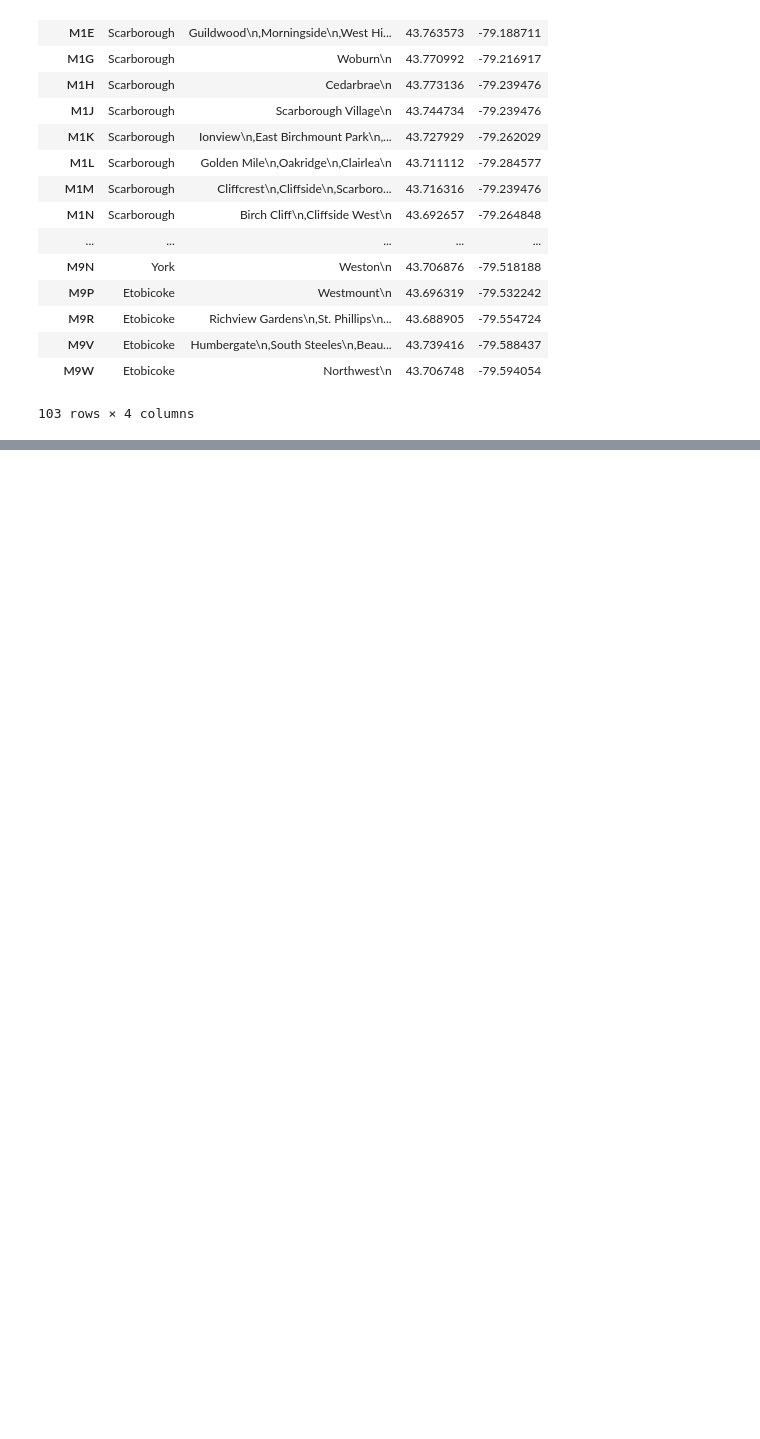
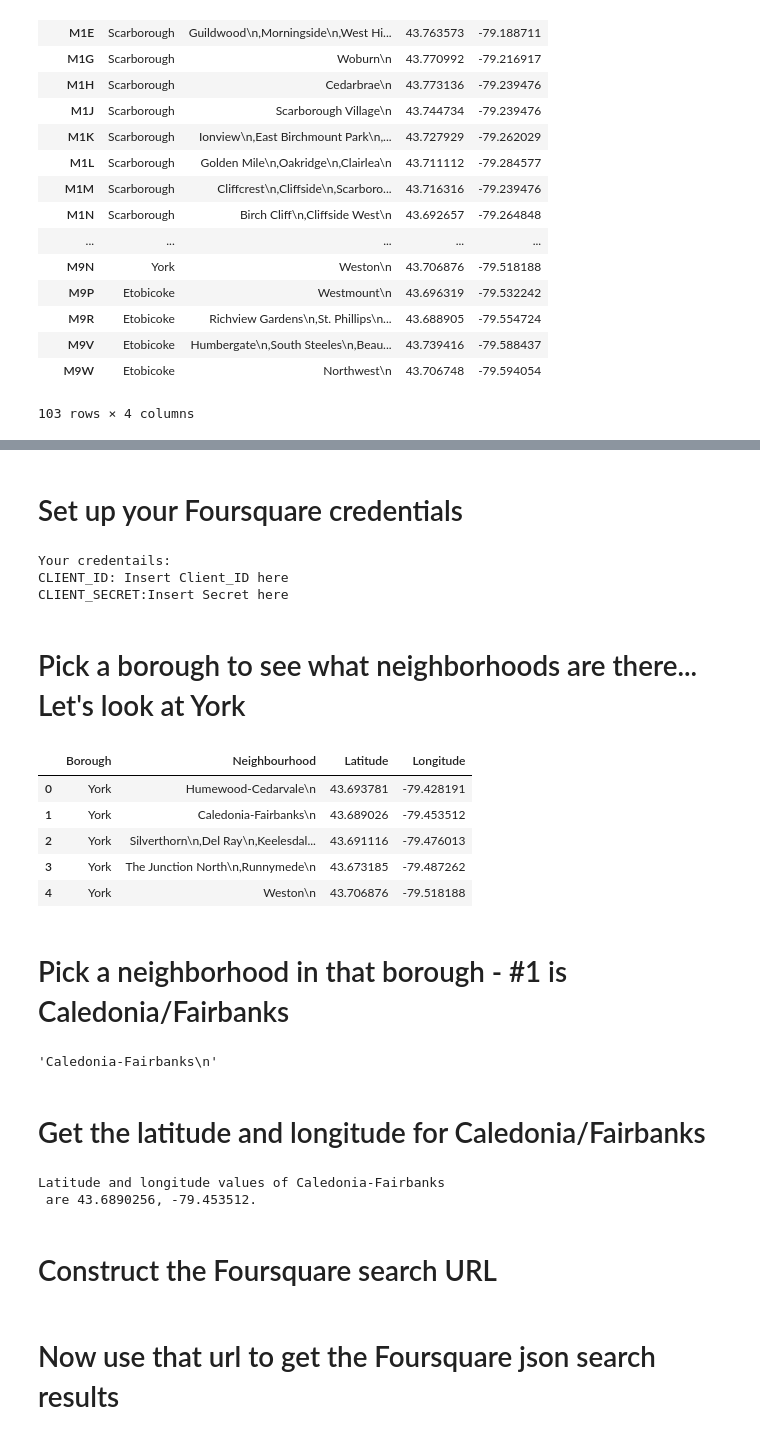
Before and after one commit to gmcookie/Coursera_Capstone, a Jupyter notebook: Toronto Capstone .ipynb, the cells around one changed output, grey strips where cells are left out. Drawn from its saved outputs; the diff is of its cells as text; code cells hidden in the pictures; blank space fills up the shorter version.

```diff
--- a/Toronto Capstone .ipynb
+++ b/Toronto Capstone .ipynb
@@ -168,0 +171,27 @@ df
+# %%
+import numpy as np # library to handle data in a vectorized manner
+
+import pandas as pd # library for data analsysis
+pd.set_option('display.max_columns', None)
+pd.set_option('display.max_rows', None)
+
+import json # library to handle JSON files
+
+!conda install -c conda-forge geopy --yes
+# uncomment this line if you haven't completed the Foursquare API lab
+from geopy.geocoders import Nominatim # convert an address into latitude and longitude values
+
+import requests # library to handle requests
+from pandas.io.json import json_normalize # tranform JSON file into a pandas dataframe
+
+# Matplotlib and associated plotting modules
+import matplotlib.cm as cm
+import matplotlib.colors as colors
+
+# import k-means from clustering stage
+from sklearn.cluster import KMeans
+
+#!conda install -c conda-forge folium=0.5.0 --yes # uncomment this line if you haven't completed the Foursquare API lab
+import folium # map rendering library
+
+print('Libraries imported.')
@@ -168,0 +272,48 @@ df
+# %% [markdown]
+# Set up your Foursquare credentials
+# %%
+CLIENT_ID = 'Insert Client_ID here' # your Foursquare ID
+CLIENT_SECRET = 'Insert Secret here' # your Foursquare Secret
+VERSION = '20180605' # Foursquare API version
+
+print('Your credentails:')
+print('CLIENT_ID: ' + CLIENT_ID)
+print('CLIENT_SECRET:' + CLIENT_SECRET)
+# %% [output]
+Your credentails:
+CLIENT_ID: Insert Client_ID here
+CLIENT_SECRET:Insert Secret here
+# %% [markdown]
+# Pick a borough to see what neighborhoods are there...  Let's look at York
+# %%
+toronto_data = df[df['Borough'] == 'York'].reset_index(drop=True)
+toronto_data.head()
+# %% [output]
+|  | Borough | Neighbourhood | Latitude | Longitude |
+| 0 | York | Humewood-Cedarvale\n | 43.693781 | -79.428191 |
+| 1 | York | Caledonia-Fairbanks\n | 43.689026 | -79.453512 |
+| 2 | York | Silverthorn\n,Del Ray\n,Keelesdal... | 43.691116 | -79.476013 |
+| 3 | York | The Junction North\n,Runnymede\n | 43.673185 | -79.487262 |
+| 4 | York | Weston\n | 43.706876 | -79.518188 |
+# %% [markdown]
+# Pick a neighborhood in that borough - #1 is Caledonia/Fairbanks
+# %%
+toronto_data.loc[1, 'Neighbourhood']
+# %% [output]
+'Caledonia-Fairbanks\n'
+# %% [markdown]
+# Get the latitude and longitude for Caledonia/Fairbanks
+# %%
+neighborhood_latitude = toronto_data.loc[1, 'Latitude'] # neighborhood latitude value
+neighborhood_longitude = toronto_data.loc[1, 'Longitude'] # neighborhood longitude value
+
+neighborhood_name = toronto_data.loc[1, 'Neighbourhood'] # neighborhood name
+
+print('Latitude and longitude values of {} are {}, {}.'.format(neighborhood_name,
+                                                               neighborhood_latitude,
+                                                               neighborhood_longitude))
+# %% [output]
+Latitude and longitude values of Caledonia-Fairbanks
+ are 43.6890256, -79.453512.
+# %% [markdown]
+# Construct the Foursquare search URL
@@ -168,0 +325,2 @@ df
+# %% [markdown]
+# Now use that url to get the Foursquare json search results
```
Also changed, not shown: parts of 16 cells of this notebook.
